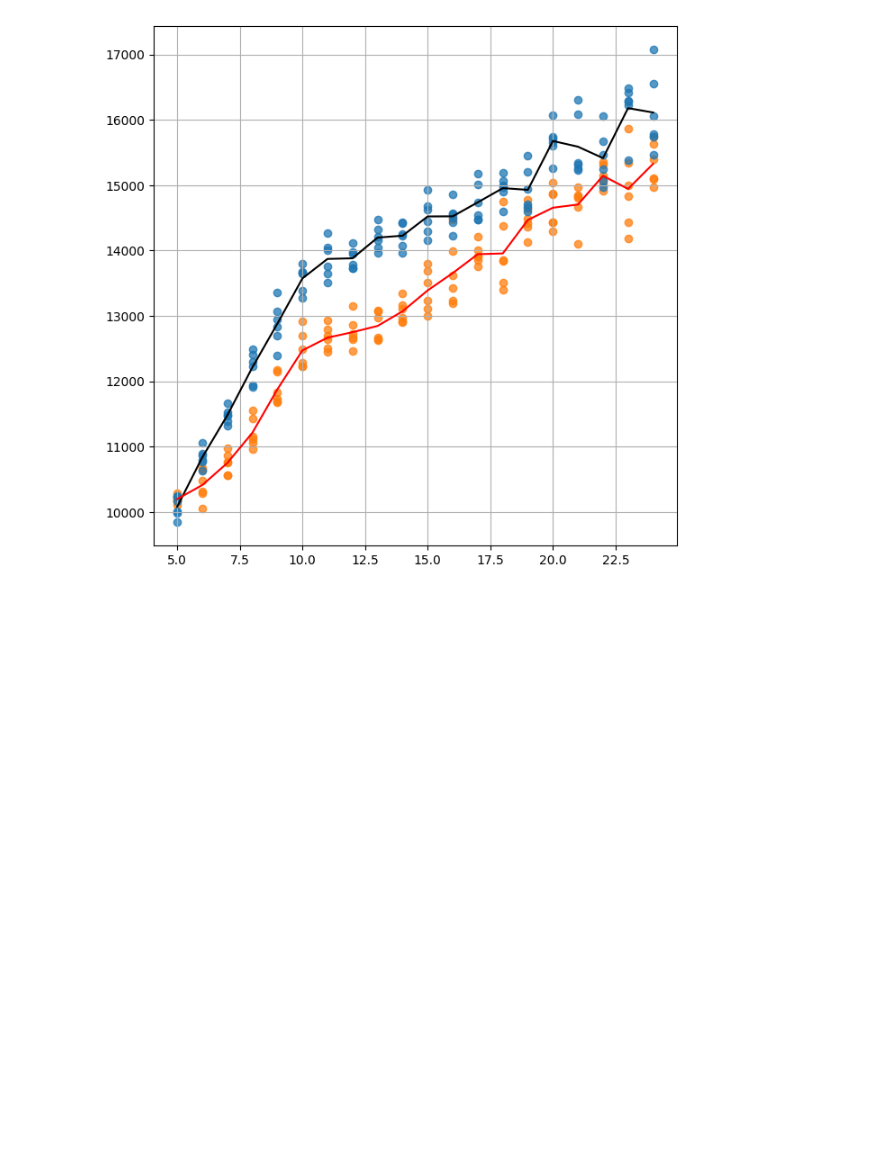
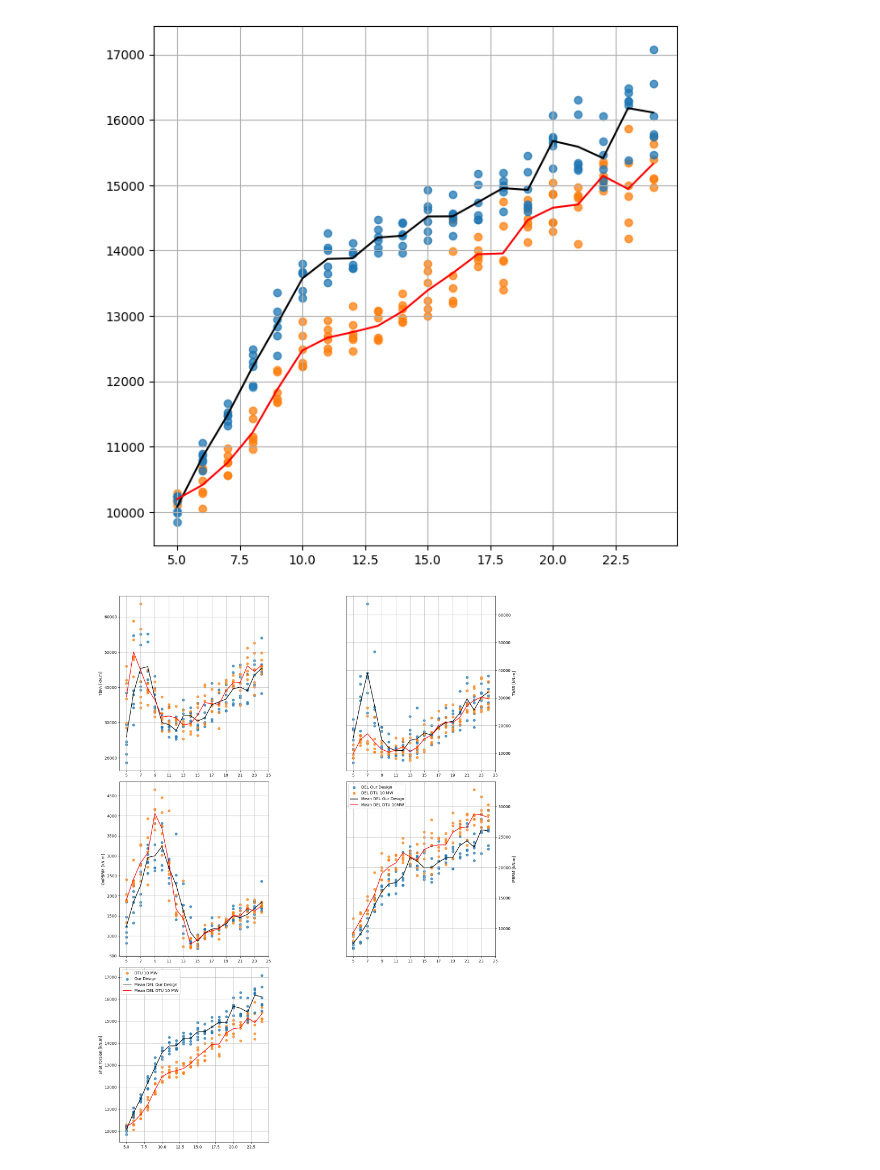
Before and after one commit to LouisNaets/LAC_Assignments_Git, a Jupyter notebook: A4 Design Loads and AEP/Assignment/del_plots.ipynb, the cells around one changed output. Drawn from its saved outputs; the diff is of its cells as text; code cells hidden in the pictures; blank space fills up the shorter version.

Commit message:
Tried to plot 5 plots within the same axs

```diff
--- a/A4 Design Loads and AEP/Assignment/del_plots.ipynb
+++ b/A4 Design Loads and AEP/Assignment/del_plots.ipynb
@@ -303,3 +303,82 @@ plt.show()
 # %% [output]
 [figure]
 [figure]
+# %%
+import matplotlib.pyplot as plt
+import matplotlib.gridspec as gridspec
+import numpy as np
+
+# Create the figure with specified layout
+fig = plt.figure(figsize=(15, 20))
+gs = gridspec.GridSpec(3, 2, height_ratios=[1, 1, 1])  # Define grid with smaller height for the last row
+
+# Define subplots in the 2x2 grid for the first four plots
+ax1 = fig.add_subplot(gs[0, 0])
+ax2 = fig.add_subplot(gs[0, 1])
+ax3 = fig.add_subplot(gs[1, 0])
+ax4 = fig.add_subplot(gs[1, 1])
+
+# Define the centered plot on the last row in the middle of two columns
+ax5 = fig.add_subplot(gs[2, 0])  # Place ax5 in the left cell of the last row
+ax5.set_position([0.35, 0.1, 0.3, 0.2])  # Adjust position to center the plot without stretching
+
+# First plot (TbFA)
+m_tbfa = [dfs[0]["del3"][i:i + 6].mean() for i in range(0, len(dfs[0]["del3"]) - 5, 6)]
+ax1.scatter(h2_wind, dfs[0]["del3"], label="Our Design", color='tab:blue', alpha=0.75)
+ax1.scatter(h2_wind_dtu, dtu[0]["del3"], label="DTU 10 MW", color='tab:orange', alpha=0.75)
+ax1.plot(np.unique(h2_wind), m_tbfa, label="Mean Our Design", color='k')
+ax1.plot(np.unique(h2_wind_dtu), m_tbfa_dtu, color='r')
+ax1.set_ylabel("TbFA [kN.m]")
+ax1.set_xticks(range(5, 26, 2))
+ax1.grid()
+
+# Second plot (TbSS)
+m_tbss = [dfs[1]["del3"][i:i + 6].mean() for i in range(0, len(dfs[1]["del3"]) - 5, 6)]
+ax2.scatter(h2_wind, dfs[1]["del3"], color='tab:blue', alpha=0.75)
+ax2.scatter(h2_wind_dtu, dtu[1]["del3"], label="DTU 10 MW", color='tab:orange', alpha=0.75)
+ax2.plot(np.unique(h2_wind), m_tbss, label="Mean Our Design", color='k')
+ax2.plot(np.unique(h2_wind_dtu), m_tbss_dtu, color='r')
+ax2.set_ylabel("TbSS [kN.m]")
+ax2.set_xticks(range(5, 26, 2))
+ax2.yaxis.tick_right()
+ax2.yaxis.set_label_position("right")
+ax2.grid()
+
+# Third plot (OoPBRM)
+m_oop = [dfs[2]["del12"][i:i + 6].mean() for i in range(0, len(dfs[2]["del12"]) - 5, 6)]
+ax3.scatter(h2_wind, dfs[2]["del12"], color='tab:blue', alpha=0.75)
+ax3.scatter(h2_wind_dtu, dtu[2]["del12"], label="DTU 10 MW", color='tab:orange', alpha=0.75)
+ax3.plot(np.unique(h2_wind), m_oop, label="Mean Our Design", color='k')
+ax3.plot(np.unique(h2_wind_dtu), m_oop_dtu, color='r')
+ax3.set_ylabel("OoPBRM [kN.m]")
+ax3.set_xticks(range(5, 26, 2))
+ax3.grid()
+
+# Fourth plot (IPBRM)
+m_ip = [dfs[3]["del12"][i:i + 6].mean() for i in range(0, len(dfs[3]["del12"]) - 5, 6)]
+ax4.scatter(h2_wind, dfs[3]["del12"], color='tab:blue', alpha=0.75, label="DEL Our Design")
+ax4.scatter(h2_wind_dtu, dtu[3]["del12"], label="DEL DTU 10 MW", color='tab:orange', alpha=0.75)
+ax4.plot(np.unique(h2_wind), m_ip, label="Mean DEL Our Design", color='k')
+ax4.plot(np.unique(h2_wind_dtu), m_ip_dtu, color='r', label="Mean DEL DTU 10MW")
+ax4.set_ylabel("IPBRM [kN.m]")
+ax4.set_xticks(range(5, 26, 2))
+ax4.yaxis.tick_right()
+ax4.yaxis.set_label_position("right")
+ax4.legend()
+ax4.grid()
+
+# Centered final plot (e.g., DEL comparison)
+m_st = [dfs[4]["del3"][i:i + 6].mean() for i in range(0, len(dfs[4]["del3"]) - 5, 6)]
+ax5.scatter(h2_wind_dtu, dtu[4]["del3"], label="DTU 10 MW", color='tab:orange', alpha=0.75)
+ax5.scatter(h2_wind, dfs[4]["del3"], label="Our Design", color='tab:blue', alpha=0.75)
+ax5.plot(np.unique(h2_wind), m_st, label="Mean DEL Our Design", color='k')
+ax5.plot(np.unique(h2_wind_dtu), m_shat_torsion_dtu, label="Mean DEL DTU 10 MW", color='r')
+ax5.set_ylabel("Shat Torsion [kN.m]")
+ax5.grid()
+ax5.legend()
+
+# Adjust layout for readability
+plt.tight_layout()
+plt.show()
+# %% [output]
+[figure, added]
```
